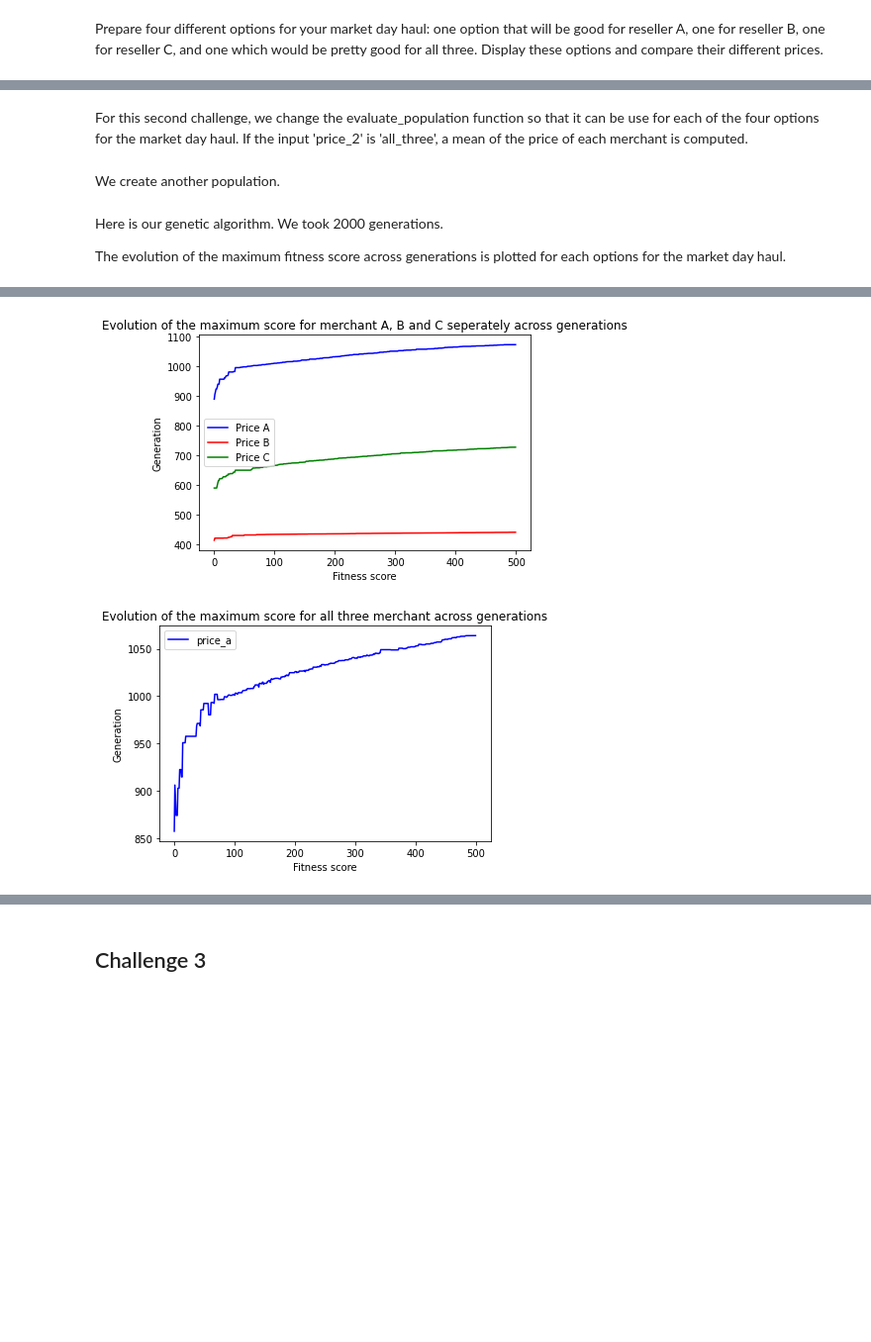
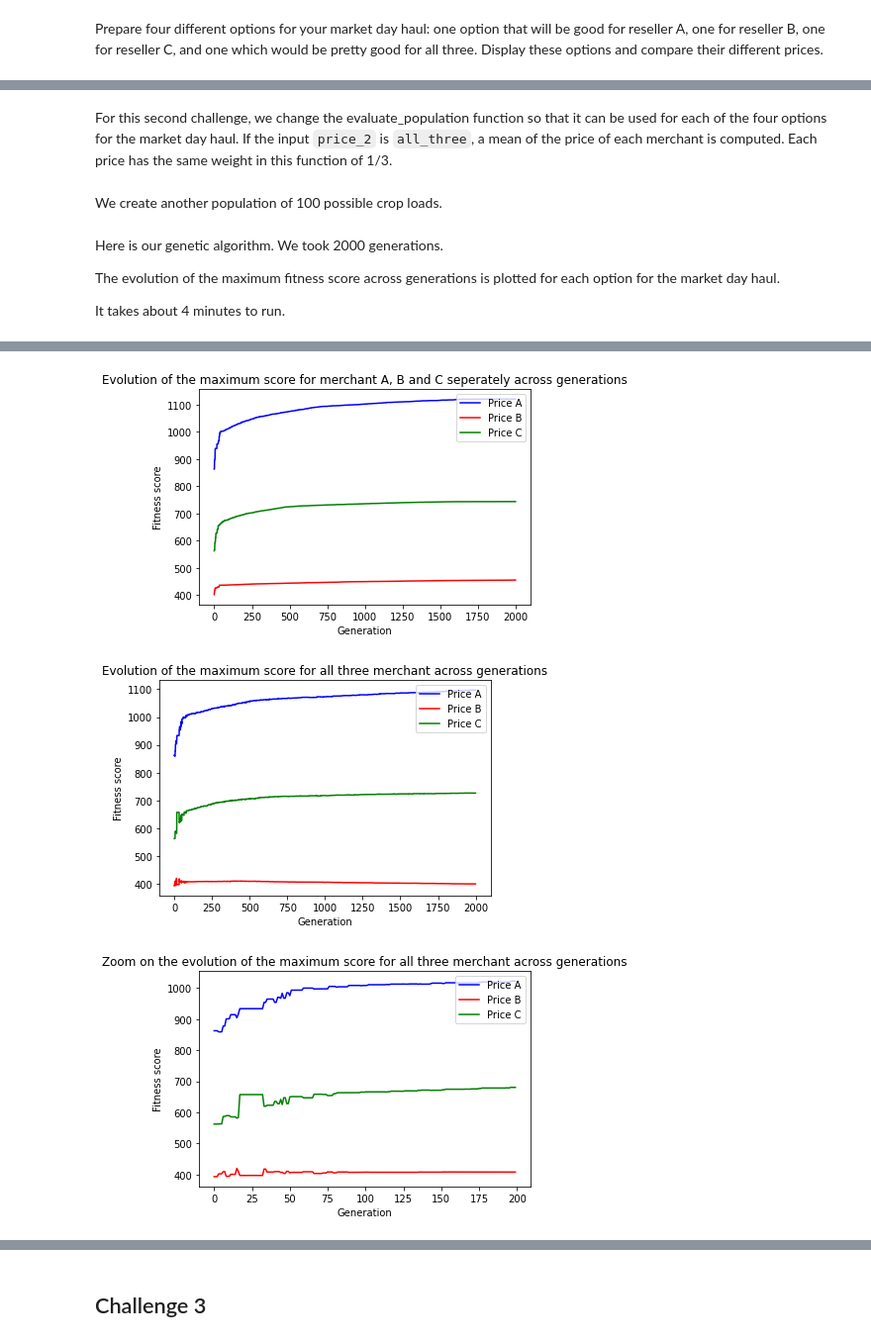
Before and after one commit to valthoraval/stochastic, a Jupyter notebook: Project_Market_Day_checkpoint.ipynb, the cells around one changed output, grey strips where cells are left out. Shown at 99% size. Drawn from its saved outputs; the diff is of its cells as text; code cells hidden in the pictures; blank space fills up the shorter version.

```diff
--- a/Project_Market_Day_checkpoint.ipynb
+++ b/Project_Market_Day_checkpoint.ipynb
@@ -286,5 +291,5 @@ Prepare four different options for your market day haul: one option that will be
 # %% [markdown]
-For this second challenge, we change the evaluate_population function so that it can be use for each of the four options for the market day haul. If the input 'price_2' is 'all_three', a mean of the price of each merchant is computed.
+For this second challenge, we change the evaluate_population function so that it can be used for each of the four options for the market day haul. If the input `price_2` is `all_three`, a mean of the price of each merchant is computed. Each price has the same weight in this function of 1/3.
 # %%
 def evaluate_population_2(population, price_2):
     fit = []
@@ -299,7 +304,7 @@ def evaluate_population_2(population, price_2):
         fit.append(prix_2)
     return fit
 # %% [markdown]
-We create another population.
+We create another population of 100 possible crop loads.
 # %%
 n_population = 100
 population_trail_load = []
@@ -312,24 +317,22 @@ for i in range(n_population):
 # %% [markdown]
 Here is our genetic algorithm. We took 2000 generations.
 
-The evolution of the maximum fitness score across generations is plotted for each options for the market day haul.
+The evolution of the maximum fitness score across generations is plotted for each option for the market day haul.
+
+It takes about 4 minutes to run.
 # %%
-from matplotlib import colors
 list_price = [price_a, price_b, price_c, 'all_three']
-#list_price = ['all_three']
-list_etiquette = ['price_a', 'price_b', 'price_c', 'all_three']
-#list_etiquette = ['all_three']
+list_etiquette = ['Price A', 'Price B', 'Price C', 'All three']
 list_col = ['b', 'r', 'g', 'k']
 result_list = []
-best_pop_list = []
+pop_list = []
 
 for p in list_price:
     result = (0,0)
-    n_gen = 500
+    n_gen = 2000
     maxfit = np.zeros(n_gen)
     pop = population_trail_load
     best_pop = {}
-    pop_list = []
     for i in range(n_gen):
         pop, fitn = ga_step(pop, evaluate_population_2, p)
         maxfit[i] = np.max(fitn)
@@ -347,7 +350,6 @@ for p in list_price:
         print('Best load :', best_pop, '\n')
 
     else:
-        best_pop_list.append(pop_list)
         a = evaluate(best_pop, stock, weight, price_a)
         b = evaluate(best_pop, stock, weight, price_b)
         c = evaluate(best_pop, stock, weight, price_c)
@@ -356,33 +358,38 @@ for p in list_price:
         print('Best load :', best_pop, '\n')
 
 # Plot result of optimization on each price separetely
-
-
 x = np.arange(n_gen)
 fig = plt.figure()
-plt.plot(x, result_list[0], list_col[0], label='Price A')
-plt.plot(x, result_list[1], list_col[1], label='Price B')
-plt.plot(x, result_list[2], list_col[2], label='Price C')
-plt.xlabel("Fitness score")
-plt.ylabel("Generation")
-plt.legend()
+for i in range(3):
+    plt.plot(x, result_list[i], list_col[i], label=list_etiquette[i])
+plt.xlabel("Generation")
+plt.ylabel("Fitness score")
+plt.legend(loc='upper right')
 plt.title("Evolution of the maximum score for merchant A, B and C seperately across generations")
 plt.show()
 
-
-
 # Plot result of optimization on all price together
 fig = plt.figure()
-for ind, list_pop in enumerate(best_pop_list):
+for p in range(3):
     result_fit = np.zeros(n_gen)
-    for ind2, pop in enumerate(list_pop):
-       for p in :
-        result_fit[ind2] = evaluate(pop, stock, weight, list_price[ind])
-    plt.plot(x, result_fit, list_col[ind], label=list_etiquette[ind])
-
-plt.xlabel("Fitness score")
-plt.ylabel("Generation")
-plt.legend()
+    for ind, pop in enumerate(pop_list):
+        result_fit[ind] = evaluate(pop, stock, weight, list_price[p])
+    plt.plot(x, result_fit, list_col[p], label=list_etiquette[p])
+plt.xlabel("Generation")
+plt.ylabel("Fitness score")
+plt.legend(loc='upper right')
 plt.title("Evolution of the maximum score for all three merchant across generations")
 plt.show()
+
+fig = plt.figure()
+for p in range(3):
+    result_fit = np.zeros(n_gen)
+    for ind, pop in enumerate(pop_list):
+        result_fit[ind] = evaluate(pop, stock, weight, list_price[p])
+    plt.plot(x[:200], result_fit[:200], list_col[p], label=list_etiquette[p])
+plt.xlabel("Generation")
+plt.ylabel("Fitness score")
+plt.legend(loc='upper right')
+plt.title("Zoom on the evolution of the maximum score for all three merchant across generations")
+plt.show()
 # %% [output]
@@ -400,2 +407,3 @@ Best load : {'Apple': 4, 'Apricot': 59, 'Blueberry': 4, 'Cactus Fruit': 29, 'Che
-[figure, old version]
+[figure, new version]
-[figure, old version]
+[figure, new version]
+[figure, added]
```
Also changed, not shown: parts of 31 cells of this notebook.
